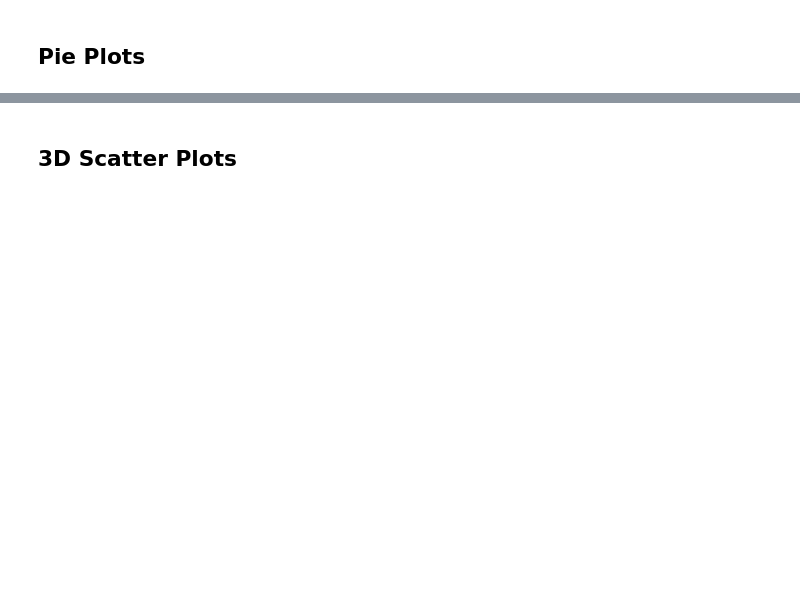
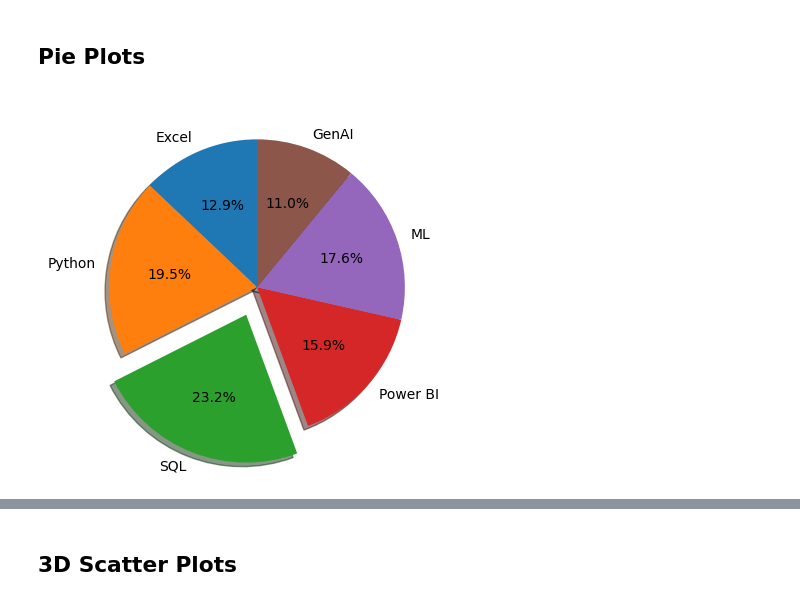
Before and after one commit to ananya-codes-data/Learning-Python, a Jupyter notebook: matplotlib.ipynb, the cells around one changed output, grey strips where cells are left out. Saved outputs shown, nothing was run; the diff lists cells and outputs as text; code cells hidden in the pictures; blank space fills up the shorter version.

```diff
--- a/matplotlib.ipynb
+++ b/matplotlib.ipynb
@@ -263,2 +294,11 @@ plt.show()
 # %% [markdown]
 ## Pie Plots
+# %%
+courses = ['Excel', 'Python', 'SQL', 'Power BI', 'ML', 'GenAI']
+marks = [53, 80, 95, 65, 72, 45]
+
+plt.pie(marks, labels= courses, shadow= True, explode= (0, 0, 0.2, 0, 0, 0), startangle= 90, autopct= '%1.1f%%')
+
+plt.show()
+# %% [output]
+[figure, added]
```
Also changed, not shown: parts of 7 cells of this notebook.
